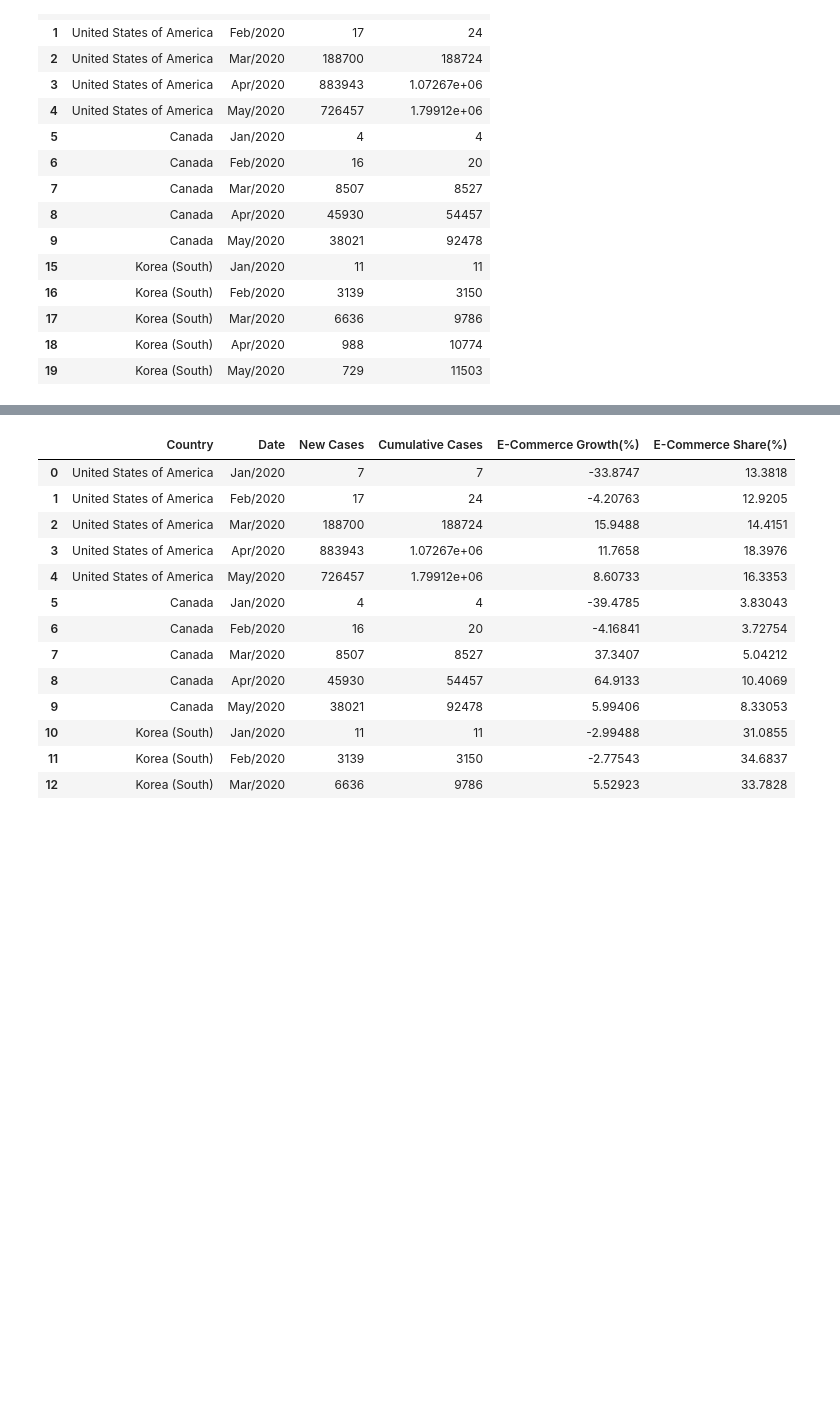
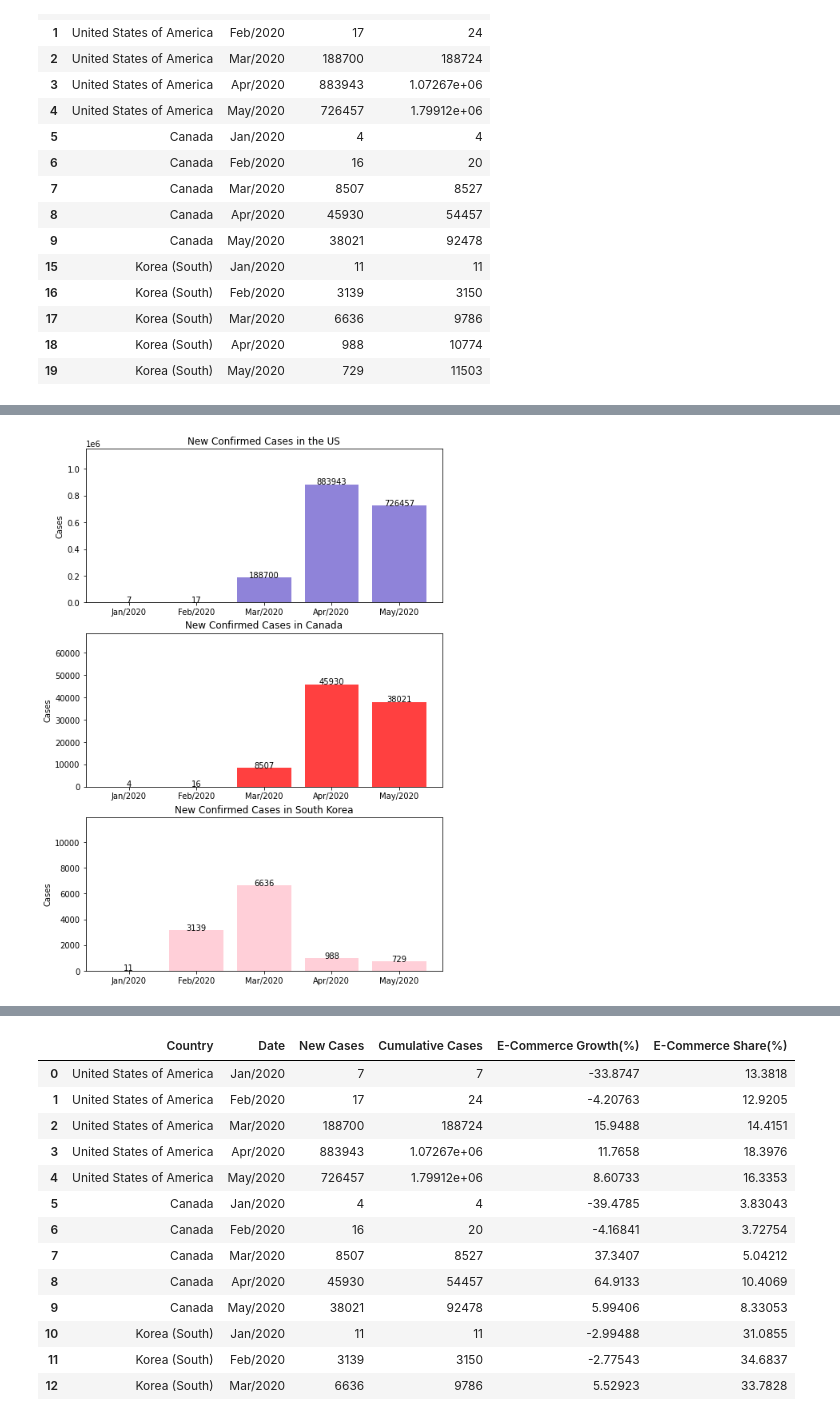
Before and after one commit to jeffhoffmanmba/Project1_eCommerce_Trends, a Jupyter notebook: Project.ipynb, the cells around one changed output, grey strips where cells are left out. Drawn from its saved outputs; the diff is of its cells as text; code cells hidden in the pictures; blank space fills up the shorter version.

```diff
--- a/Project.ipynb
+++ b/Project.ipynb
@@ -524,3 +524,19 @@ covid_sales_df
 | 17 | Korea (South) | Mar/2020 | 6636 | 9786 |
 | 18 | Korea (South) | Apr/2020 | 988 | 10774 |
 | 19 | Korea (South) | May/2020 | 729 | 11503 |
+# %%
+covid_sales_us = covid_sales_df.iloc[:5, :]
+covid_sales_ca = covid_sales_df.iloc[5:10, :]
+covid_sales_kr = covid_sales_df.iloc[10:15, :]
+
+covid_merge_df = pd.merge(covid_sales_us, covid_sales_ca, on = "Date")
+covid_merge_df = pd.merge(covid_merge_df, covid_sales_kr, on = "Date")
+covid_merge_df = covid_merge_df.rename(columns = {"New Cases_x":"US Cases", "New Cases_y":"CA Cases", "New Cases":"KR Cases",
+                                                  "Cumulative Cases_x":"US Cumulative Cases", "Cumulative Cases_y":"US Cumulative Cases",
+                                                  "Cumulative Cases":"KR Cumulative Cases", "E-Commerce Growth(%)_x":"US E-Commerce Growth(%)",
+                                                  "E-Commerce Growth(%)_y":"CA E-Commerce Growth(%)", "E-Commerce Growth(%)":"KR E-Commerce Growth(%)",
+                                                  "E-Commerce Share(%)_x":"US E-Commerce Share(%)", "E-Commerce Share(%)_y":"CA E-Commerce Share(%)",
+                                                  "E-Commerce Share(%)":"KR E-Commerce Share(%)", "New Cases per 100000_x":"US New Cases per 100k",
+                                                  "New Cases per 100000_y":"CA New Cases per 100k", "New Cases per 100000":"KR New Cases per 100k"})
+
+covid_merge_df
@@ -526,0 +551,44 @@ covid_sales_df
+# %%
+x_label = list(covid_merge_df.iloc[:, 1])
+
+fig, (ax1, ax2, ax3) = plt.subplots(3, 1, figsize=(8, 12))
+trace1 = ax1.bar(range(len(x_label)), covid_merge_df.iloc[:, 2], width = 0.8, color = "slateblue", alpha = 0.75)
+trace2 = ax2.bar(range(len(x_label)), covid_merge_df.iloc[:, 9], width = 0.8, color = "r", alpha = 0.75)
+trace3 = ax3.bar(range(len(x_label)), covid_merge_df.iloc[:, 16], width = 0.8, color = "pink", alpha = 0.75)
+
+for p in ax1.patches:
+    left, bottom, width, height = p.get_bbox().bounds
+    ax1.annotate(int(height), (left+width/2, height), ha='center', color = "black")
+
+for p in ax2.patches:
+    left, bottom, width, height = p.get_bbox().bounds
+    ax2.annotate(int(height), (left+width/2, height), ha='center', color = "black")
+
+for p in ax3.patches:
+    left, bottom, width, height = p.get_bbox().bounds
+    ax3.annotate(int(height), (left+width/2, height), ha='center', color = "black")
+
+ax1.set_title("New Confirmed Cases in the US")
+ax2.set_title("New Confirmed Cases in Canada")
+ax3.set_title("New Confirmed Cases in South Korea")
+
+ax1.set_ylabel("Cases")
+ax2.set_ylabel("Cases")
+ax3.set_ylabel("Cases")
+
+ax1.set_ylim(0, covid_merge_df.iloc[:, 2].max()*1.3)
+ax2.set_ylim(0, covid_merge_df.iloc[:, 9].max()*1.5)
+ax3.set_ylim(0, covid_merge_df.iloc[:, 16].max()*1.8)
+
+ax1.set_xticks(range(len(x_label)))
+ax2.set_xticks(range(len(x_label)))
+ax3.set_xticks(range(len(x_label)))
+
+ax1.set_xticklabels(x_label, rotation = 0)
+ax2.set_xticklabels(x_label, rotation = 0)
+ax3.set_xticklabels(x_label, rotation = 0)
+
+plt.savefig("charts/confirmed_cases.png", dpi = 200)
+plt.show()
+# %% [output]
+[figure, added]
```
Also changed, not shown: parts of 6 cells of this notebook, 6 other files.
